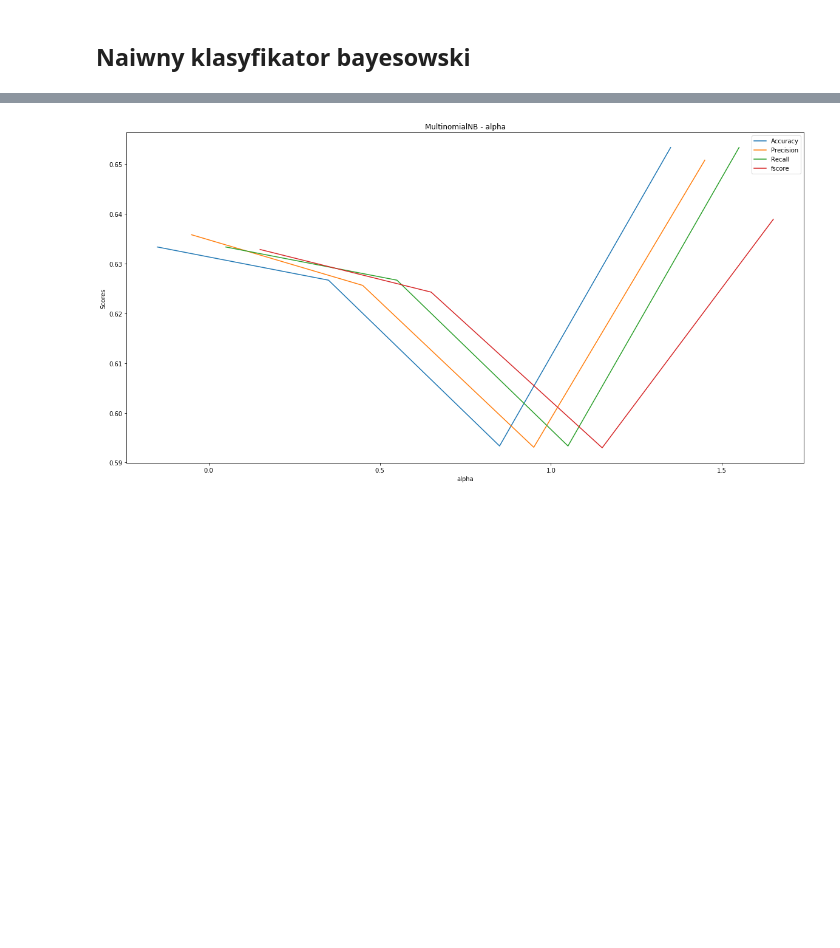
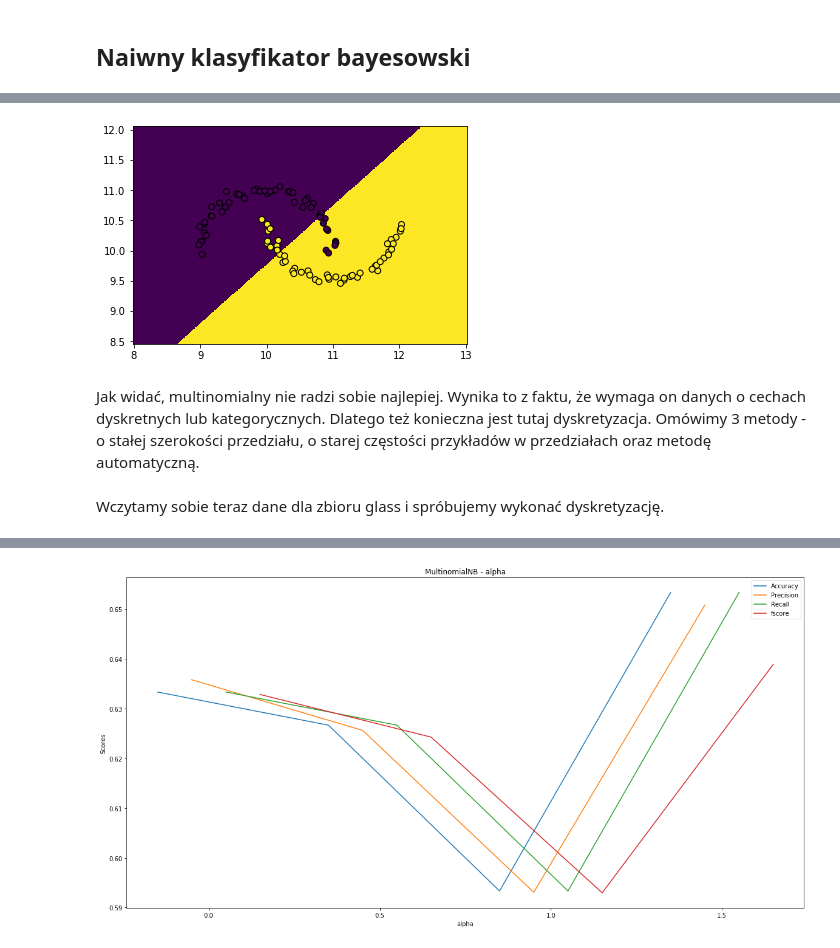
Before and after one commit to xenteros/data-science-training, a Jupyter notebook: Naive_Bayes.ipynb, the cells around one changed output, grey strips where cells are left out. Saved outputs shown, nothing was run; the diff lists cells and outputs as text; code cells hidden in the pictures; blank space fills up the shorter version.

```diff
--- a/Naive_Bayes.ipynb
+++ b/Naive_Bayes.ipynb
@@ -496,0 +39,6 @@ Results for GaussianNB
+# %%
+plot_space(MultinomialNB(), X, y)
+# %% [output]
+[figure, added]
+# %% [markdown]
+Jak widać, multinomialny nie radzi sobie najlepiej. Wynika to z faktu, że wymaga on danych o cechach dyskretnych lub kategorycznych. Dlatego też konieczna jest tutaj dyskretyzacja. Omówimy 3 metody - o stałej szerokości przedziału, o starej częstości przykładów w przedziałach oraz metodę automatyczną.
@@ -496,0 +65,2 @@ Results for GaussianNB
+# %% [markdown]
+Wczytamy sobie teraz dane dla zbioru glass i spróbujemy wykonać dyskretyzację.
```
Also changed, not shown: parts of 76 cells of this notebook.
